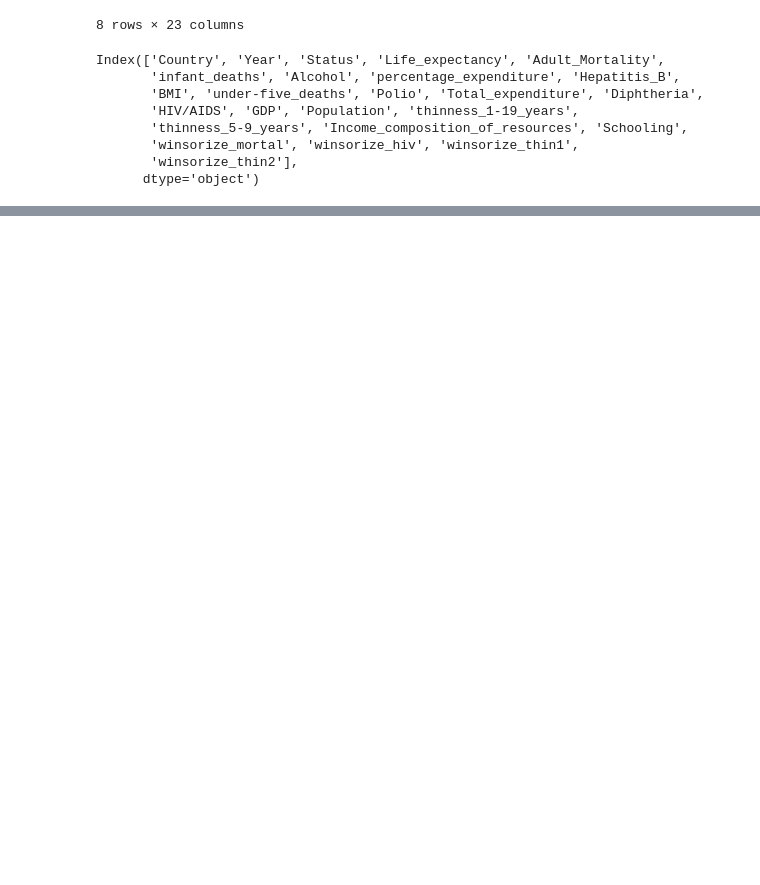
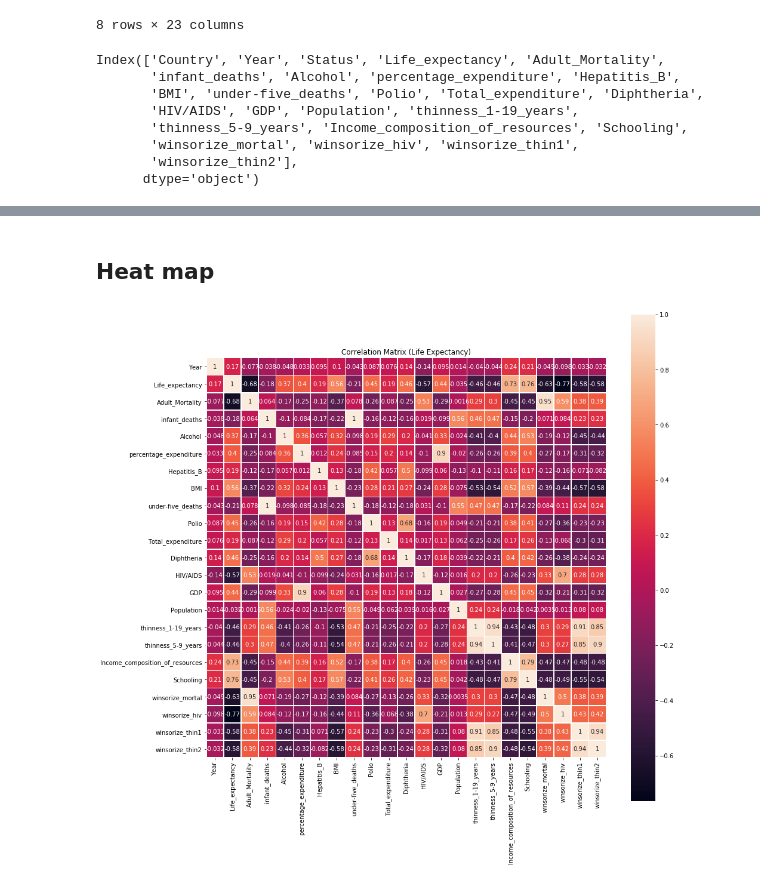
Before and after one commit to ssmcnatt/assignments, a Jupyter notebook: model-prep-challenge.ipynb, the cells around one changed output, grey strips where cells are left out. Cells and saved outputs as stored; diff of their text form; code cells hidden in the pictures; blank space fills up the shorter version.

```diff
--- a/model-prep-challenge.ipynb
+++ b/model-prep-challenge.ipynb
@@ -408,0 +420,3 @@ for col in cols:
+# %%
+corrmat_life = life_df.corr()
+corrmat_life
@@ -408,0 +442,13 @@ for col in cols:
+# %% [markdown]
+## Heat map
+# %%
+corrmap_life = life_df.corr()
+
+plt.figure(figsize=(15, 15))
+
+sns.heatmap(corrmat_life, square=True, annot=True, linewidths=.5)
+plt.title("Correlation Matrix (Life Expectancy)")
+
+plt.show()
+# %% [output]
+[figure, added]
```
Also changed, not shown: parts of 38 cells of this notebook.
